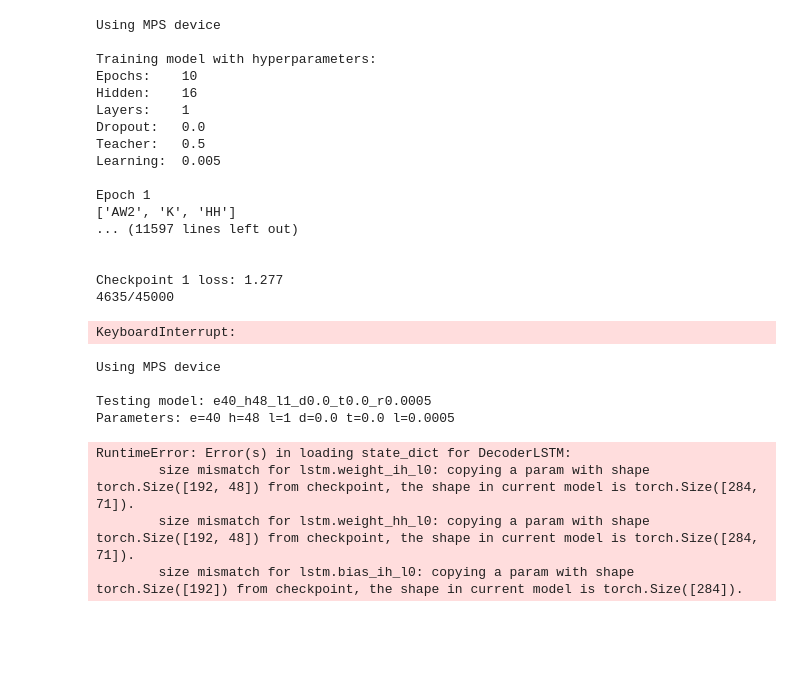
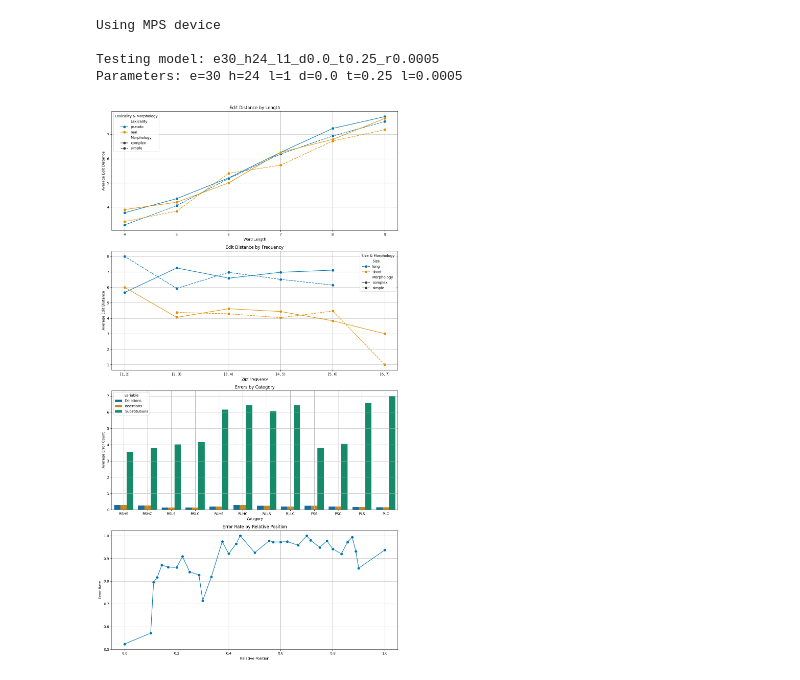
Before and after one commit to danieldager/swp-model, a Jupyter notebook: code/simulations/simulations.ipynb, the cells around one changed output. Saved outputs shown, nothing was run; the diff lists cells and outputs as text; code cells hidden in the pictures; blank space fills up the shorter version.

```diff
--- a/code/simulations/simulations.ipynb
+++ b/code/simulations/simulations.ipynb
@@ -1,58 +34,19 @@
 # %%
 from Phonemes import Phonemes
 from utils import seed_everything
 
 seed_everything()
 P = Phonemes()
+
+import pandas as pd
+pd.set_option('display.max_rows', 2000)
+from test_repetition import test_repetition
+
+model = "e30_h24_l1_d0.0_t0.25_r0.0005"
+dfs = test_repetition(P, model)
+# %% [output]
+Using MPS device
+
+Testing model: e30_h24_l1_d0.0_t0.25_r0.0005
+Parameters: e=30 h=24 l=1 d=0.0 t=0.25 l=0.0005
+[figure, added]
-# %%
-from train_repetition import train_repetition
-
-params = {
-    'num_epochs': 10,
-    'batch_size': 1,
-    'hidden_size': 16,
-    'num_layers': 1,
-    'dropout': 0.0,
-    'tf_ratio': 0.5,
-    'learning_rate': 0.005,
-}
-train_repetition(P, params)
-# %% [output]
-Using MPS device
-
-Training model with hyperparameters:
-Epochs:    10
-Hidden:    16
-Layers:    1
-Dropout:   0.0
-Teacher:   0.5
-Learning:  0.005
-
-Epoch 1
-['AW2', 'K', 'HH']
-... (11597 lines left out)
-
-
-Checkpoint 1 loss: 1.277
-4635/45000
-KeyboardInterrupt:
-# %%
-import pandas as pd
-pd.set_option('display.max_rows', 2000)
-from test_repetition import test_repetition
-
-# model = "e30_h2_l2_d0.2_r0.005"
-# model = "e30_h4_l1_d0.2_r0.01"
-# model = "e30_h4_l1_d0.0_r0.001"
-# model = "e30_h8_l1_d0.0_r0.001"
-model = "e40_h48_l1_d0.0_t0.0_r0.0005"
-dfs = test_repetition(P, model)
-# %% [output]
-Using MPS device
-
-Testing model: e40_h48_l1_d0.0_t0.0_r0.0005
-Parameters: e=40 h=48 l=1 d=0.0 t=0.0 l=0.0005
-RuntimeError: Error(s) in loading state_dict for DecoderLSTM:
-        size mismatch for lstm.weight_ih_l0: copying a param with shape torch.Size([192, 48]) from checkpoint, the shape in current model is torch.Size([284, 71]).
-        size mismatch for lstm.weight_hh_l0: copying a param with shape torch.Size([192, 48]) from checkpoint, the shape in current model is torch.Size([284, 71]).
-        size mismatch for lstm.bias_ih_l0: copying a param with shape torch.Size([192]) from checkpoint, the shape in current model is torch.Size([284]).
```
Also changed, not shown: parts of 2 cells of this notebook, 11 other files.
